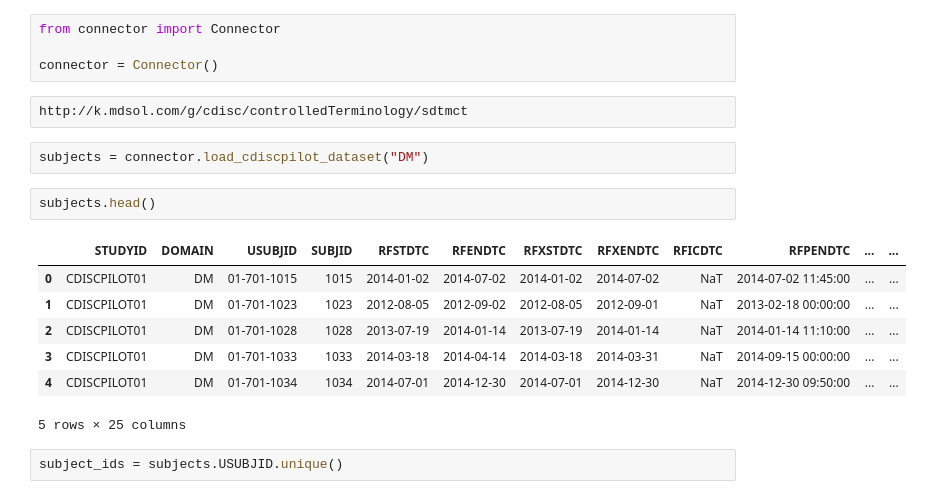
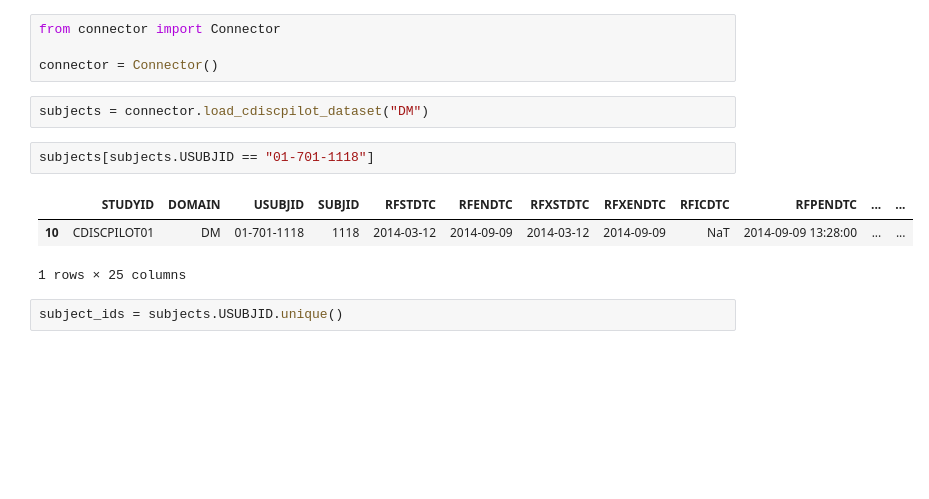
Before and after one commit to sween/soa-bridge-match, a Jupyter notebook: src/soa_bridge_match/workbook.ipynb, the cells around one changed output. Cells and saved outputs as stored; diff of their text form; blank space fills up the shorter version.

```diff
--- a/src/soa_bridge_match/workbook.ipynb
+++ b/src/soa_bridge_match/workbook.ipynb
@@ -2,20 +2,14 @@
 from connector import Connector
 
 connector = Connector()
-# %%
-http://k.mdsol.com/g/cdisc/controlledTerminology/sdtmct
 # %%
 subjects = connector.load_cdiscpilot_dataset("DM")
-# %%
-subjects.head()
-# %% [output]
-|  | STUDYID | DOMAIN | USUBJID | SUBJID | RFSTDTC | RFENDTC | RFXSTDTC | RFXENDTC | RFICDTC | RFPENDTC | ... | ... |
-| 0 | CDISCPILOT01 | DM | 01-701-1015 | 1015 | 2014-01-02 | 2014-07-02 | 2014-01-02 | 2014-07-02 | NaT | 2014-07-02 11:45:00 | ... | ... |
-| 1 | CDISCPILOT01 | DM | 01-701-1023 | 1023 | 2012-08-05 | 2012-09-02 | 2012-08-05 | 2012-09-01 | NaT | 2013-02-18 00:00:00 | ... | ... |
-| 2 | CDISCPILOT01 | DM | 01-701-1028 | 1028 | 2013-07-19 | 2014-01-14 | 2013-07-19 | 2014-01-14 | NaT | 2014-01-14 11:10:00 | ... | ... |
-| 3 | CDISCPILOT01 | DM | 01-701-1033 | 1033 | 2014-03-18 | 2014-04-14 | 2014-03-18 | 2014-03-31 | NaT | 2014-09-15 00:00:00 | ... | ... |
-| 4 | CDISCPILOT01 | DM | 01-701-1034 | 1034 | 2014-07-01 | 2014-12-30 | 2014-07-01 | 2014-12-30 | NaT | 2014-12-30 09:50:00 | ... | ... |
-5 rows × 25 columns
+# %%
+subjects[subjects.USUBJID == "01-701-1118"]
+# %% [output]
+|  | STUDYID | DOMAIN | USUBJID | SUBJID | RFSTDTC | RFENDTC | RFXSTDTC | RFXENDTC | RFICDTC | RFPENDTC | ... | ... |
+| 10 | CDISCPILOT01 | DM | 01-701-1118 | 1118 | 2014-03-12 | 2014-09-09 | 2014-03-12 | 2014-09-09 | NaT | 2014-09-09 13:28:00 | ... | ... |
+1 rows × 25 columns
 # %%
 subject_ids = subjects.USUBJID.unique()
 # %%
```
Also changed, not shown: parts of 2 cells of this notebook, 31 other files.
